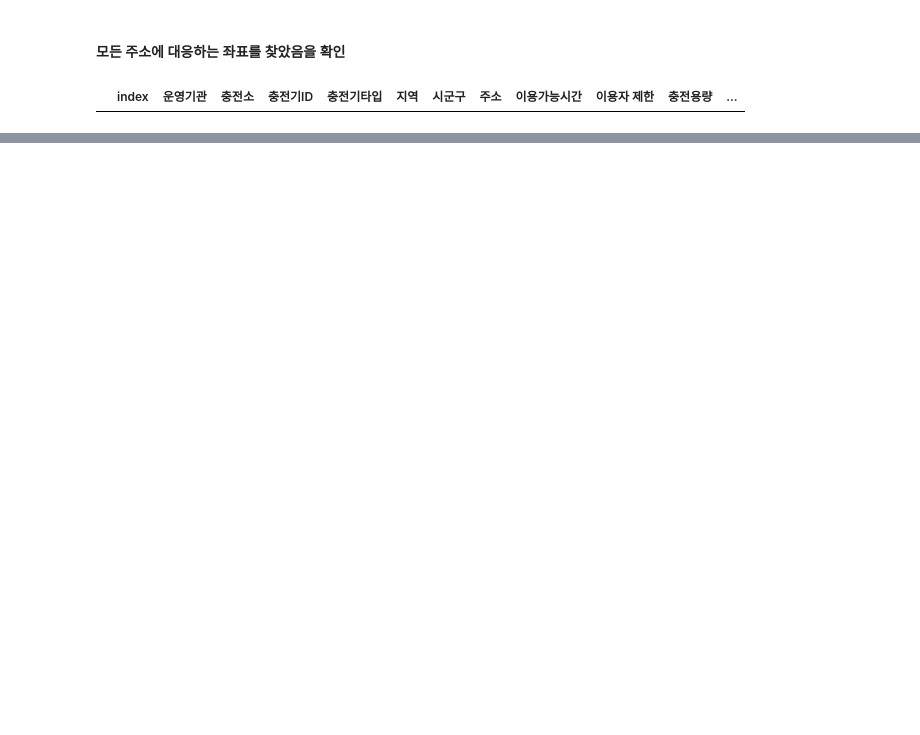
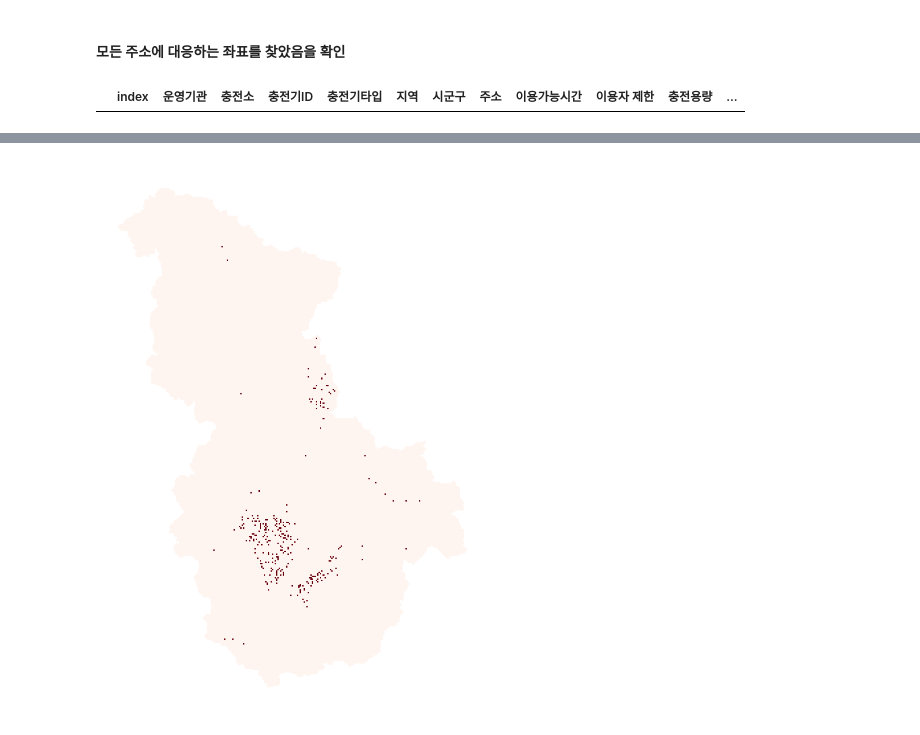
Before and after one commit to herongherong/kDataEV_Group_1, a Jupyter notebook: Jeonghyun/EDA.ipynb, the cells around one changed output, grey strips where cells are left out. Drawn from its saved outputs; the diff is of its cells as text; code cells hidden in the pictures; blank space fills up the shorter version.

```diff
--- a/Jeonghyun/EDA.ipynb
+++ b/Jeonghyun/EDA.ipynb
@@ -539,0 +671,17 @@ ev_charger = pd.read_csv('C:/Users/sajah/Desktop/develop/python/데이터청년
+# %%
+# geometry는 type 상 기준으로 삼을 수 없음
+
+po = pd.DataFrame(population_100m)
+st = pd.DataFrame(structure_100m)
+
+population_100m['geo'] = po['geometry'].astype('string')
+structure_100m['geo'] = st['geometry'].astype('string')
+population_100m.rename(columns={'val':'인구수'}, inplace=True)
+
+structure_100m = structure_100m[['geometry', 'val', 'geo']]
+structure_100m.rename(columns={'val':'건축물수'}, inplace=True)
+structure_100m.rename(columns={'geometry':'geometry_y'}, inplace=True)
+# %%
+material = pd.merge(population_100m, structure_100m, on='geo')
+material.drop(['geometry_y'], axis=1, inplace=True)
+material.head()
@@ -539,0 +695,16 @@ ev_charger = pd.read_csv('C:/Users/sajah/Desktop/develop/python/데이터청년
+# %%
+EV = []
+for g in material.geo:
+    g = g.split()
+    # print(g[1][2:], g[2][:-1], g[4][:-1], g[5]) # 폴리곤의 좌측x, 하단y, 상단y, 우측x 좌표
+    temp = 0
+    for p in ev_charger.POLYGON:
+        p = p.split()
+        x = int(float(p[0][1:-1]))
+        y = int(float(p[1][:-1]))
+
+        if x>int(g[1][2:]) and x<int(g[5]) and y>int(g[2][:-1]) and y<int(g[4][:-1]):
+            temp = 1
+            break
+
+    EV.append(temp)
@@ -539,0 +727,3 @@ ev_charger = pd.read_csv('C:/Users/sajah/Desktop/develop/python/데이터청년
+# %%
+material['EV'] = EV
+material.head()
@@ -539,0 +737,10 @@ ev_charger = pd.read_csv('C:/Users/sajah/Desktop/develop/python/데이터청년
+# %%
+fig, ax1 = plt.subplots(figsize=(15, 15))
+fig.set_facecolor('white') ## 캔버스 색상 설정
+
+material.plot(ax=ax1, color='gainsboro')
+material.plot(ax=ax1, column='EV', cmap='Reds')
+ax1.set_axis_off()
+plt.show()
+# %% [output]
+[figure, added]
```
Also changed, not shown: parts of 51 cells of this notebook.
